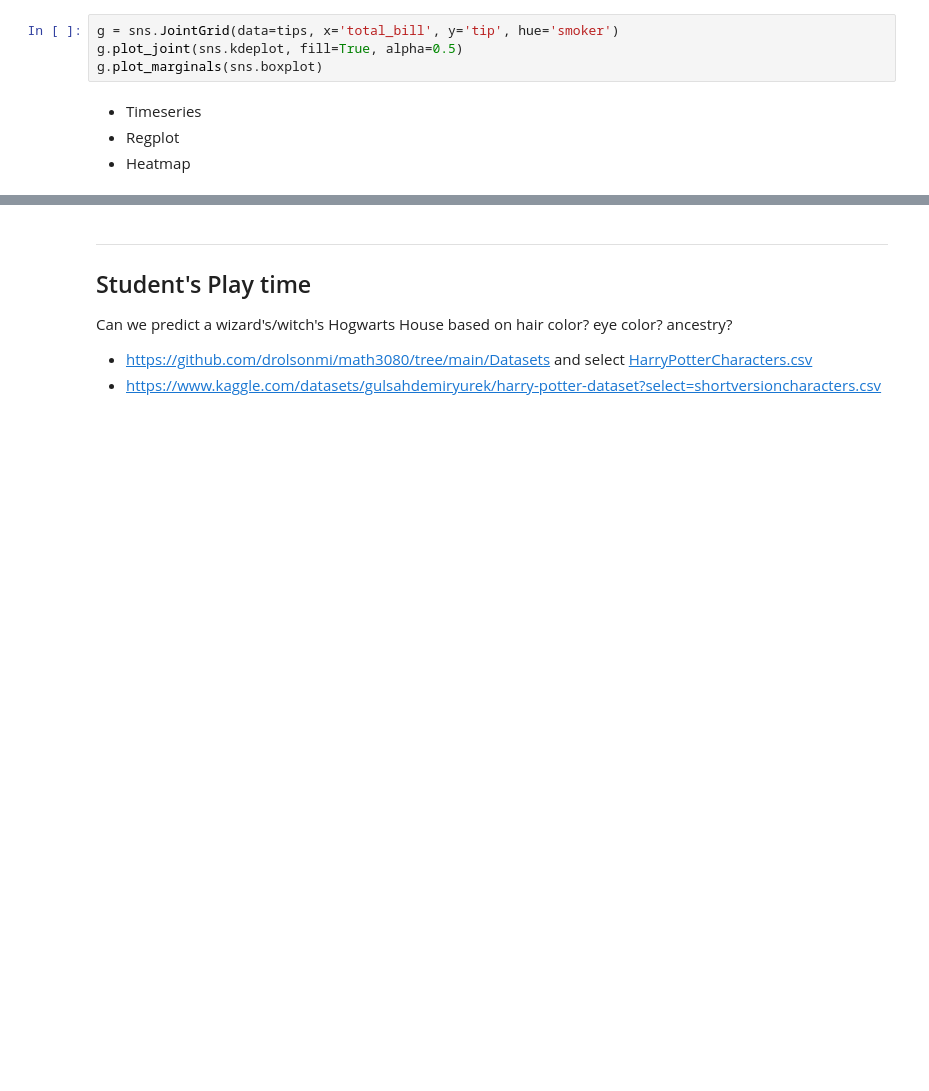
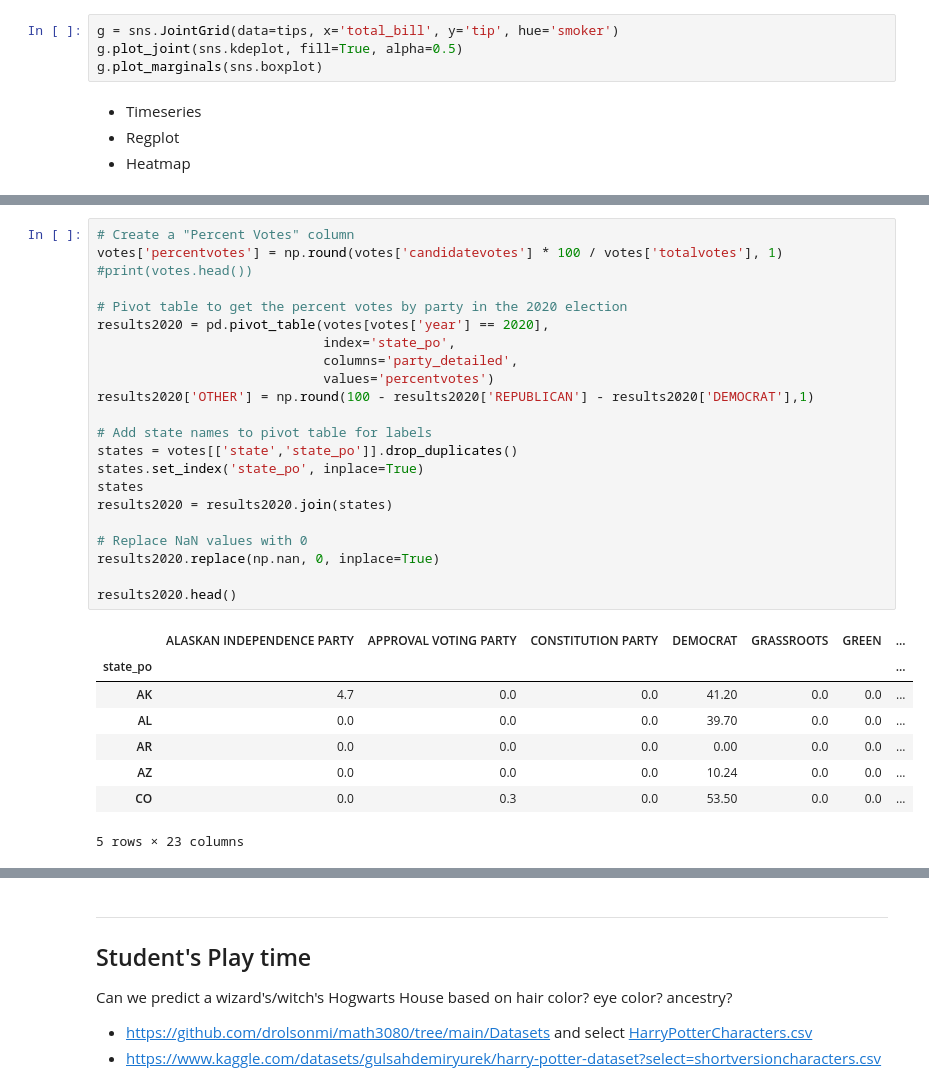
Before and after one commit to drolsonmi/math3080, a Jupyter notebook: Notes/11_Graphing.ipynb, the cells around one changed output, grey strips where cells are left out. Cells and saved outputs as stored; diff of their text form; blank space fills up the shorter version.

```diff
--- a/Notes/11_Graphing.ipynb
+++ b/Notes/11_Graphing.ipynb
@@ -401,0 +508,31 @@ g.plot_marginals(sns.boxplot)
+# %%
+# Create a "Percent Votes" column
+votes['percentvotes'] = np.round(votes['candidatevotes'] * 100 / votes['totalvotes'], 1)
+#print(votes.head())
+
+# Pivot table to get the percent votes by party in the 2020 election
+results2020 = pd.pivot_table(votes[votes['year'] == 2020],
+                             index='state_po',
+                             columns='party_detailed',
+                             values='percentvotes')
+results2020['OTHER'] = np.round(100 - results2020['REPUBLICAN'] - results2020['DEMOCRAT'],1)
+
+# Add state names to pivot table for labels
+states = votes[['state','state_po']].drop_duplicates()
+states.set_index('state_po', inplace=True)
+states
+results2020 = results2020.join(states)
+
+# Replace NaN values with 0
+results2020.replace(np.nan, 0, inplace=True)
+
+results2020.head()
+# %% [output]
+|  | ALASKAN INDEPENDENCE PARTY | APPROVAL VOTING PARTY | CONSTITUTION PARTY | DEMOCRAT | GRASSROOTS | GREEN | ... |
+| state_po |  |  |  |  |  |  | ... |
+| AK | 4.7 | 0.0 | 0.0 | 41.20 | 0.0 | 0.0 | ... |
+| AL | 0.0 | 0.0 | 0.0 | 39.70 | 0.0 | 0.0 | ... |
+| AR | 0.0 | 0.0 | 0.0 | 0.00 | 0.0 | 0.0 | ... |
+| AZ | 0.0 | 0.0 | 0.0 | 10.24 | 0.0 | 0.0 | ... |
+| CO | 0.0 | 0.3 | 0.0 | 53.50 | 0.0 | 0.0 | ... |
+5 rows × 23 columns
```
Also changed, not shown: parts of 25 cells of this notebook, 3 other files.
